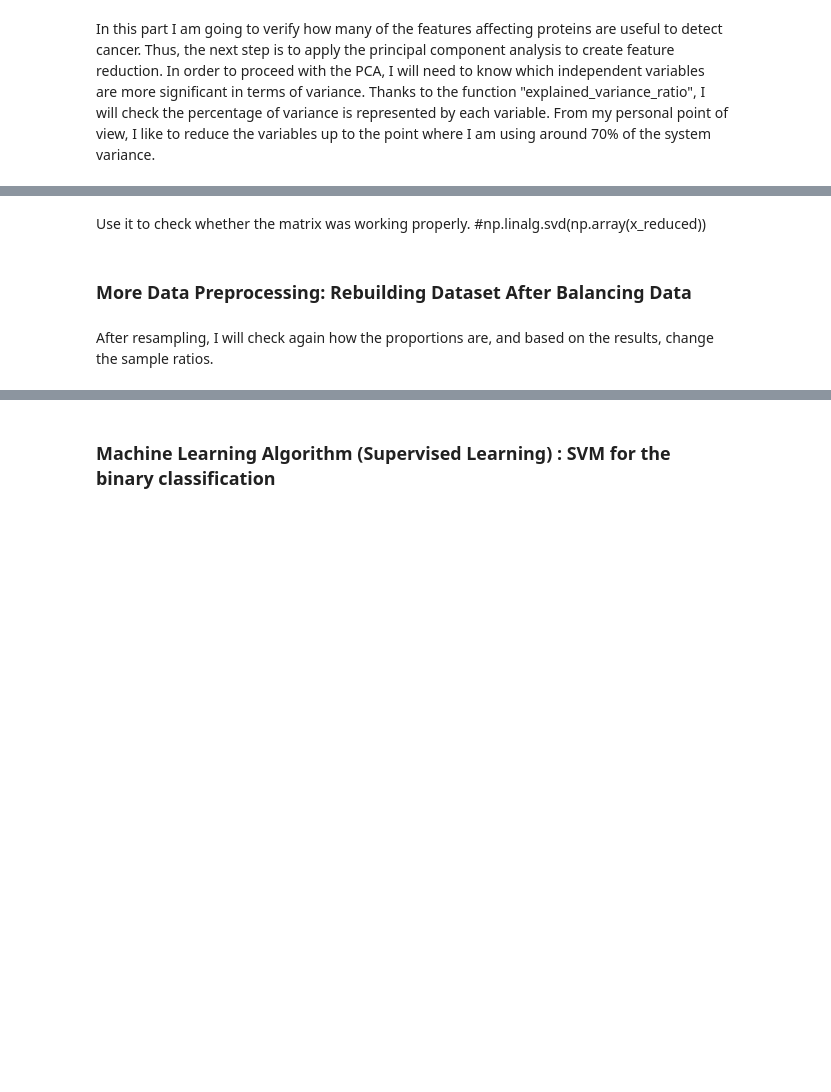
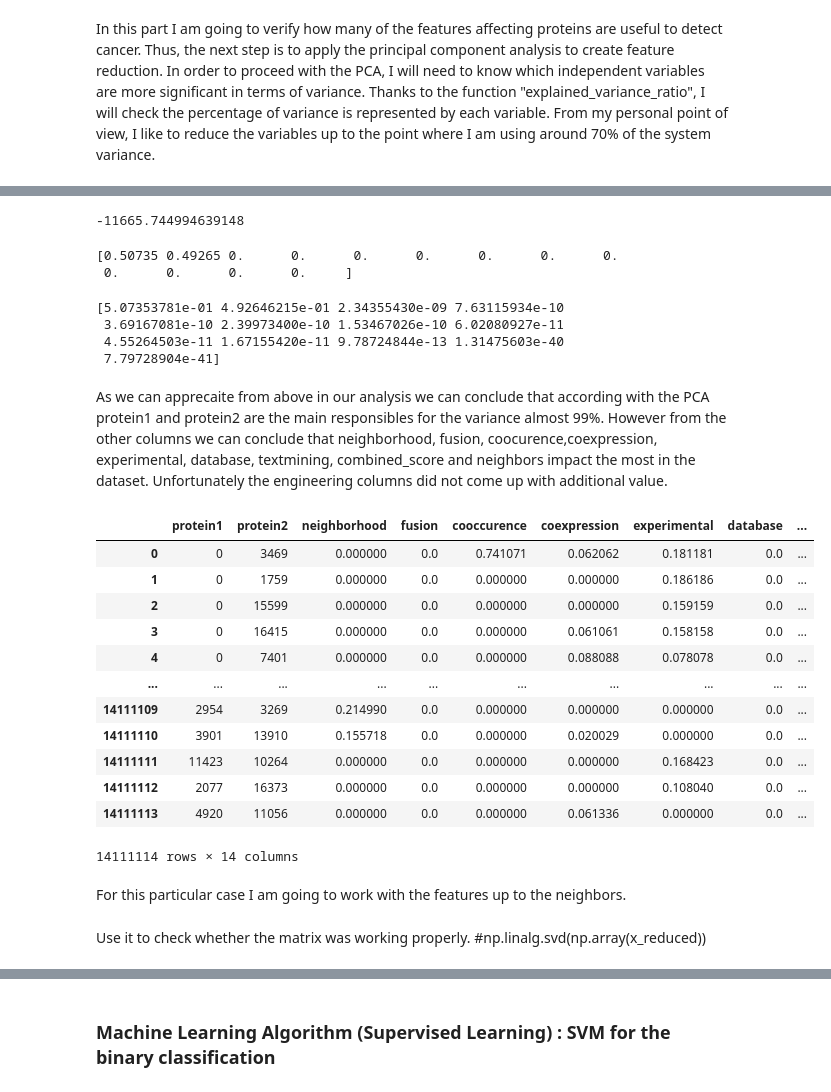
Before and after one commit to nonameforpirate2/DNA, a Jupyter notebook: NetworkAnalysis.ipynb, the cells around one changed output, grey strips where cells are left out. Saved outputs shown, nothing was run; the diff lists cells and outputs as text; code cells hidden in the pictures; blank space fills up the shorter version.

```diff
--- a/NetworkAnalysis.ipynb
+++ b/NetworkAnalysis.ipynb
@@ -1794,3 +1795,5 @@ In order to make sure that the predictions are made properly, it is needed to kn
 Therefore, from the Machine Learning Dataset we want to identify how many positive cancer proteins do we have.
 # %% [markdown]
 After filtering the cancer proteins, I found out that only 129 are cancer out of 11474579. That makes our data highly imbalanced, only 1.6327288664932914e-05% of the proteins represent cancer. There will be a need to use SMOTE (Synthetic Minority Over-sampling Technique) to give homogeneity to our dataset. According to [Imbalanced Learning](https://imbalanced-learn.org/en/stable/auto_examples/combine/plot_comparison_combine.html#sphx-glr-auto-examples-combine-plot-comparison-combine-py) we will need to apply the oversampling method to increase our skewed cancer data and an undersampling method to clean the noise generated on data.
+# %%
+dataMl_prep = pd.read_csv('cancer_data_prep.csv', sep=',', header='infer')
@@ -1923,0 +1940,37 @@ From the percentage variance vector we can infer that working with 4 components
+# %%
+#compute pca for row 1
+np.dot(df_comp.loc[0, :], X_mean.loc[1, :])
+# %% [output]
+-11665.744994639148
+# %%
+#getting the variance ratio up to 5 decimals
+print(pca.explained_variance_ratio_.round(5)[:13])
+# %% [output]
+[0.50735 0.49265 0.      0.      0.      0.      0.      0.      0.
+ 0.      0.      0.      0.     ]
+# %%
+#getting the variance ratio up to 50 decimals
+print(pca.explained_variance_ratio_.round(50)[:13])
+# %% [output]
+[5.07353781e-01 4.92646215e-01 2.34355430e-09 7.63115934e-10
+ 3.69167081e-10 2.39973400e-10 1.53467026e-10 6.02080927e-11
+ 4.55264503e-11 1.67155420e-11 9.78724844e-13 1.31475603e-40
+ 7.79728904e-41]
+# %% [markdown]
+As we can apprecaite from above in our analysis we can conclude that according with the PCA protein1 and protein2 are the main responsibles for the variance almost 99%. However from the other columns we can conclude that neighborhood, fusion, coocurence,coexpression, experimental, database, textmining, combined_score and neighbors impact the most in the dataset. Unfortunately the engineering columns did not come up with additional value.
+# %%
+x_smt
+# %% [output]
+|  | protein1 | protein2 | neighborhood | fusion | cooccurence | coexpression | experimental | database | ... |
+| 0 | 0 | 3469 | 0.000000 | 0.0 | 0.741071 | 0.062062 | 0.181181 | 0.0 | ... |
+| 1 | 0 | 1759 | 0.000000 | 0.0 | 0.000000 | 0.000000 | 0.186186 | 0.0 | ... |
+| 2 | 0 | 15599 | 0.000000 | 0.0 | 0.000000 | 0.000000 | 0.159159 | 0.0 | ... |
+| 3 | 0 | 16415 | 0.000000 | 0.0 | 0.000000 | 0.061061 | 0.158158 | 0.0 | ... |
+| 4 | 0 | 7401 | 0.000000 | 0.0 | 0.000000 | 0.088088 | 0.078078 | 0.0 | ... |
+| ... | ... | ... | ... | ... | ... | ... | ... | ... | ... |
+| 14111109 | 2954 | 3269 | 0.214990 | 0.0 | 0.000000 | 0.000000 | 0.000000 | 0.0 | ... |
+| 14111110 | 3901 | 13910 | 0.155718 | 0.0 | 0.000000 | 0.020029 | 0.000000 | 0.0 | ... |
+| 14111111 | 11423 | 10264 | 0.000000 | 0.0 | 0.000000 | 0.000000 | 0.168423 | 0.0 | ... |
+| 14111112 | 2077 | 16373 | 0.000000 | 0.0 | 0.000000 | 0.000000 | 0.108040 | 0.0 | ... |
+| 14111113 | 4920 | 11056 | 0.000000 | 0.0 | 0.000000 | 0.061336 | 0.000000 | 0.0 | ... |
+14111114 rows × 14 columns
@@ -1924,7 +1979,5 @@ From the percentage variance vector we can infer that working with 4 components
+# %% [markdown]
+For this particular case I am going to work with the features up to the neighbors.
 # %% [markdown]
 Use it to check whether the matrix was working properly.
 #np.linalg.svd(np.array(x_reduced))
-# %% [markdown]
-### More Data Preprocessing: Rebuilding Dataset After Balancing Data
-# %% [markdown]
-After resampling, I will check again how the proportions are, and based on the results, change the sample ratios.
```
Also changed, not shown: parts of 23 cells of this notebook.
